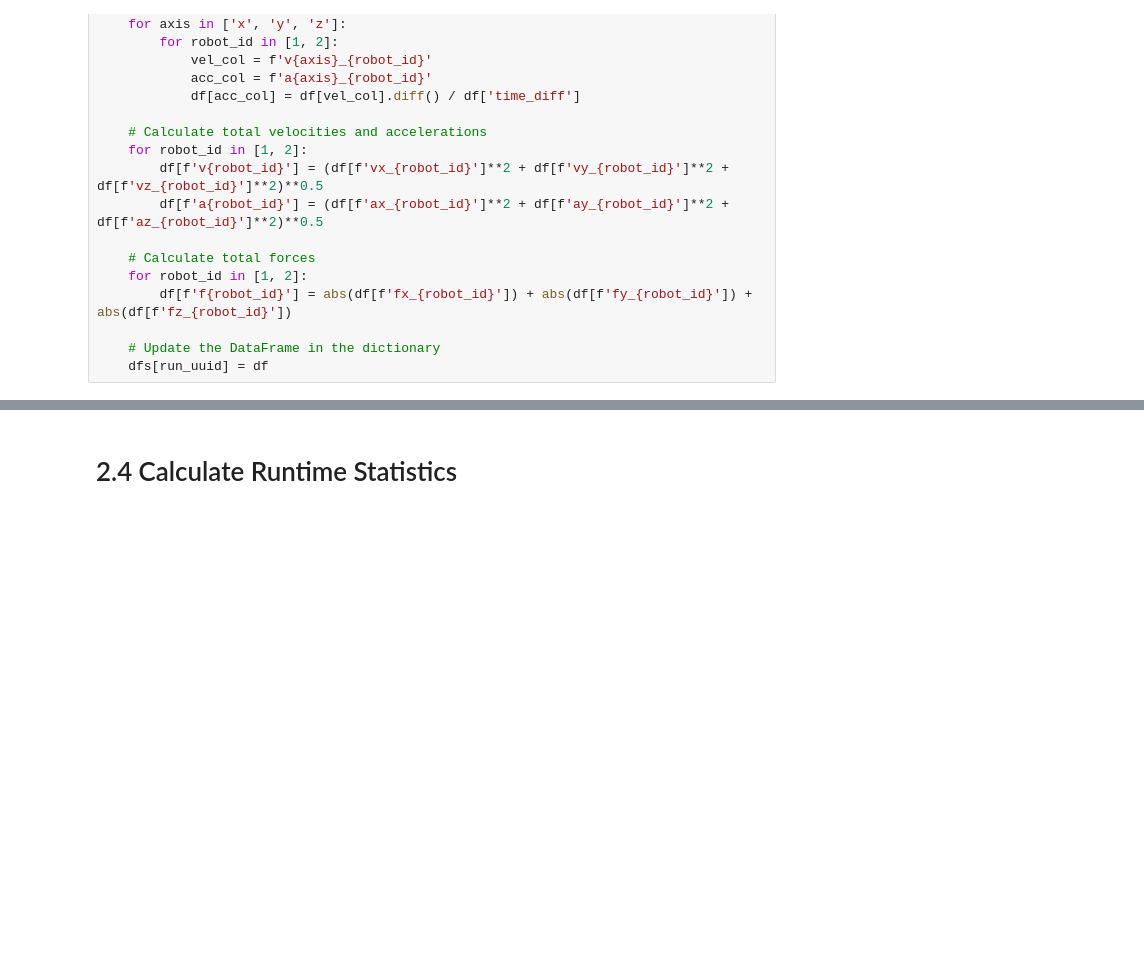
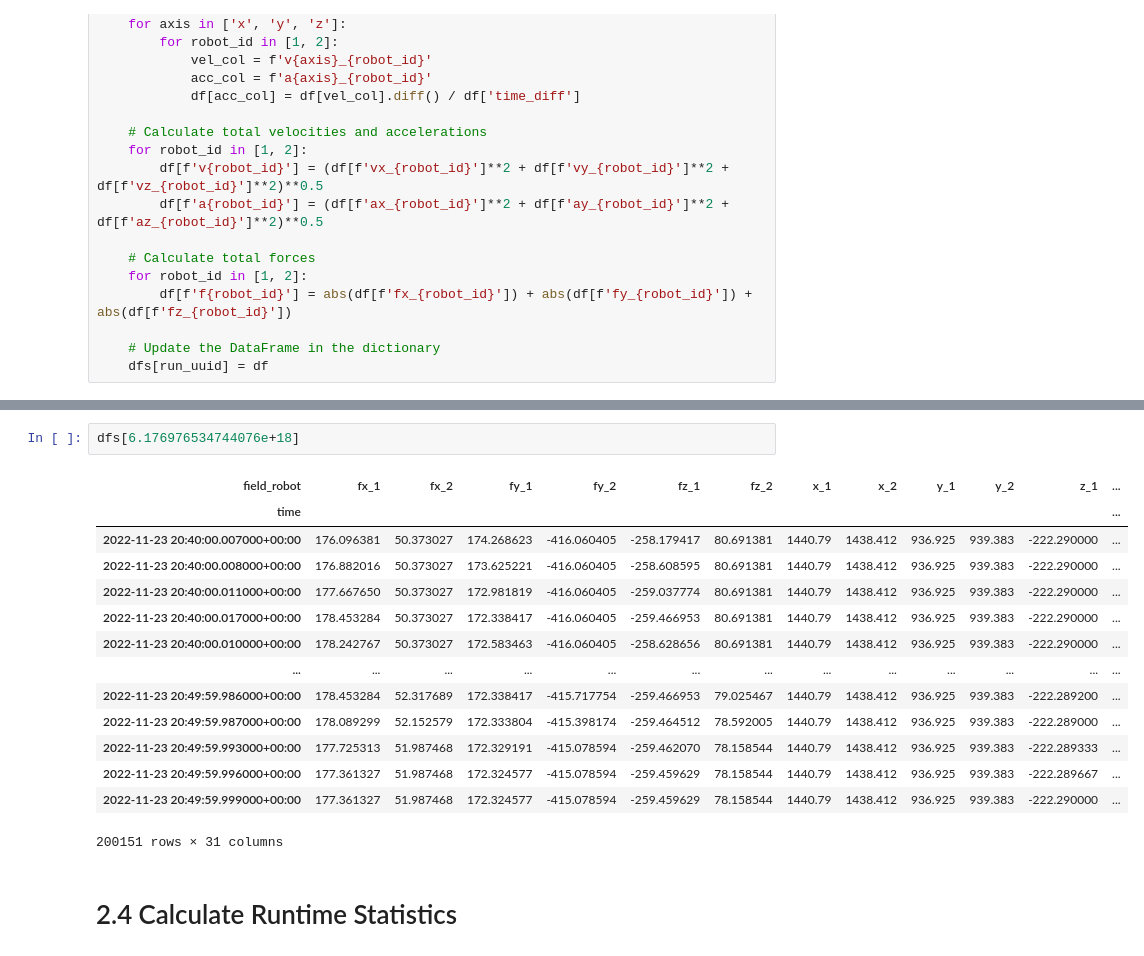
Before and after one commit to mehrgod/ml_ops_data_engineer_hw, a Jupyter notebook: data_engineer_homework.ipynb, the cells around one changed output, grey strips where cells are left out. Cells and saved outputs as stored; diff of their text form; blank space fills up the shorter version.

```diff
--- a/data_engineer_homework.ipynb
+++ b/data_engineer_homework.ipynb
@@ -173,3 +238,20 @@ for run_uuid, df in dfs.items():
+# %%
+dfs[6.176976534744076e+18]
+# %% [output]
+| field_robot | fx_1 | fx_2 | fy_1 | fy_2 | fz_1 | fz_2 | x_1 | x_2 | y_1 | y_2 | z_1 | ... |
+| time |  |  |  |  |  |  |  |  |  |  |  | ... |
+| 2022-11-23 20:40:00.007000+00:00 | 176.096381 | 50.373027 | 174.268623 | -416.060405 | -258.179417 | 80.691381 | 1440.79 | 1438.412 | 936.925 | 939.383 | -222.290000 | ... |
+| 2022-11-23 20:40:00.008000+00:00 | 176.882016 | 50.373027 | 173.625221 | -416.060405 | -258.608595 | 80.691381 | 1440.79 | 1438.412 | 936.925 | 939.383 | -222.290000 | ... |
+| 2022-11-23 20:40:00.011000+00:00 | 177.667650 | 50.373027 | 172.981819 | -416.060405 | -259.037774 | 80.691381 | 1440.79 | 1438.412 | 936.925 | 939.383 | -222.290000 | ... |
+| 2022-11-23 20:40:00.017000+00:00 | 178.453284 | 50.373027 | 172.338417 | -416.060405 | -259.466953 | 80.691381 | 1440.79 | 1438.412 | 936.925 | 939.383 | -222.290000 | ... |
+| 2022-11-23 20:40:00.010000+00:00 | 178.242767 | 50.373027 | 172.583463 | -416.060405 | -258.628656 | 80.691381 | 1440.79 | 1438.412 | 936.925 | 939.383 | -222.290000 | ... |
+| ... | ... | ... | ... | ... | ... | ... | ... | ... | ... | ... | ... | ... |
+| 2022-11-23 20:49:59.986000+00:00 | 178.453284 | 52.317689 | 172.338417 | -415.717754 | -259.466953 | 79.025467 | 1440.79 | 1438.412 | 936.925 | 939.383 | -222.289200 | ... |
+| 2022-11-23 20:49:59.987000+00:00 | 178.089299 | 52.152579 | 172.333804 | -415.398174 | -259.464512 | 78.592005 | 1440.79 | 1438.412 | 936.925 | 939.383 | -222.289000 | ... |
+| 2022-11-23 20:49:59.993000+00:00 | 177.725313 | 51.987468 | 172.329191 | -415.078594 | -259.462070 | 78.158544 | 1440.79 | 1438.412 | 936.925 | 939.383 | -222.289333 | ... |
+| 2022-11-23 20:49:59.996000+00:00 | 177.361327 | 51.987468 | 172.324577 | -415.078594 | -259.459629 | 78.158544 | 1440.79 | 1438.412 | 936.925 | 939.383 | -222.289667 | ... |
+| 2022-11-23 20:49:59.999000+00:00 | 177.361327 | 51.987468 | 172.324577 | -415.078594 | -259.459629 | 78.158544 | 1440.79 | 1438.412 | 936.925 | 939.383 | -222.290000 | ... |
+200151 rows × 31 columns
 # %% [markdown]
 # 2.4 Calculate Runtime Statistics
 # %% [markdown]
```
Also changed, not shown: parts of 7 cells of this notebook.
